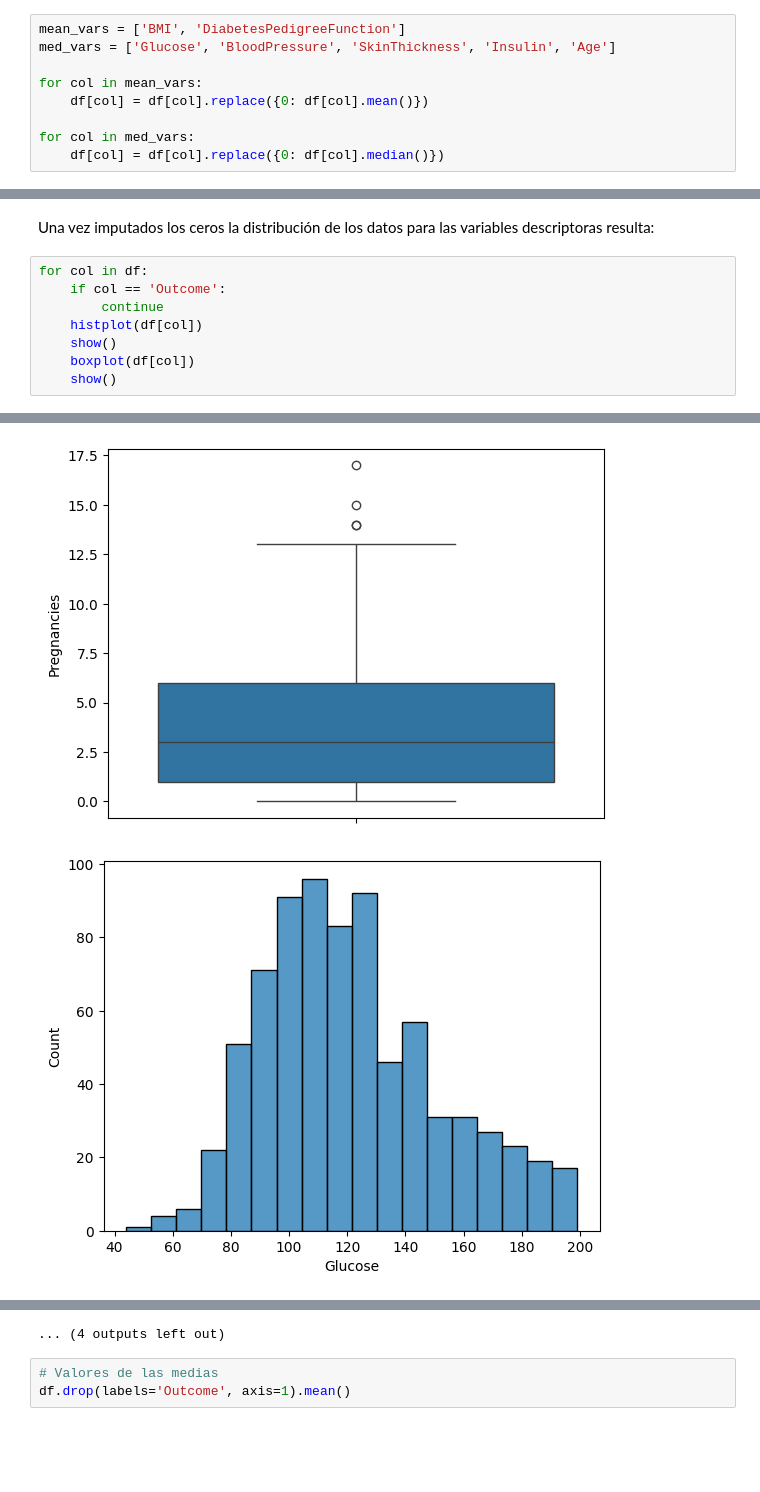
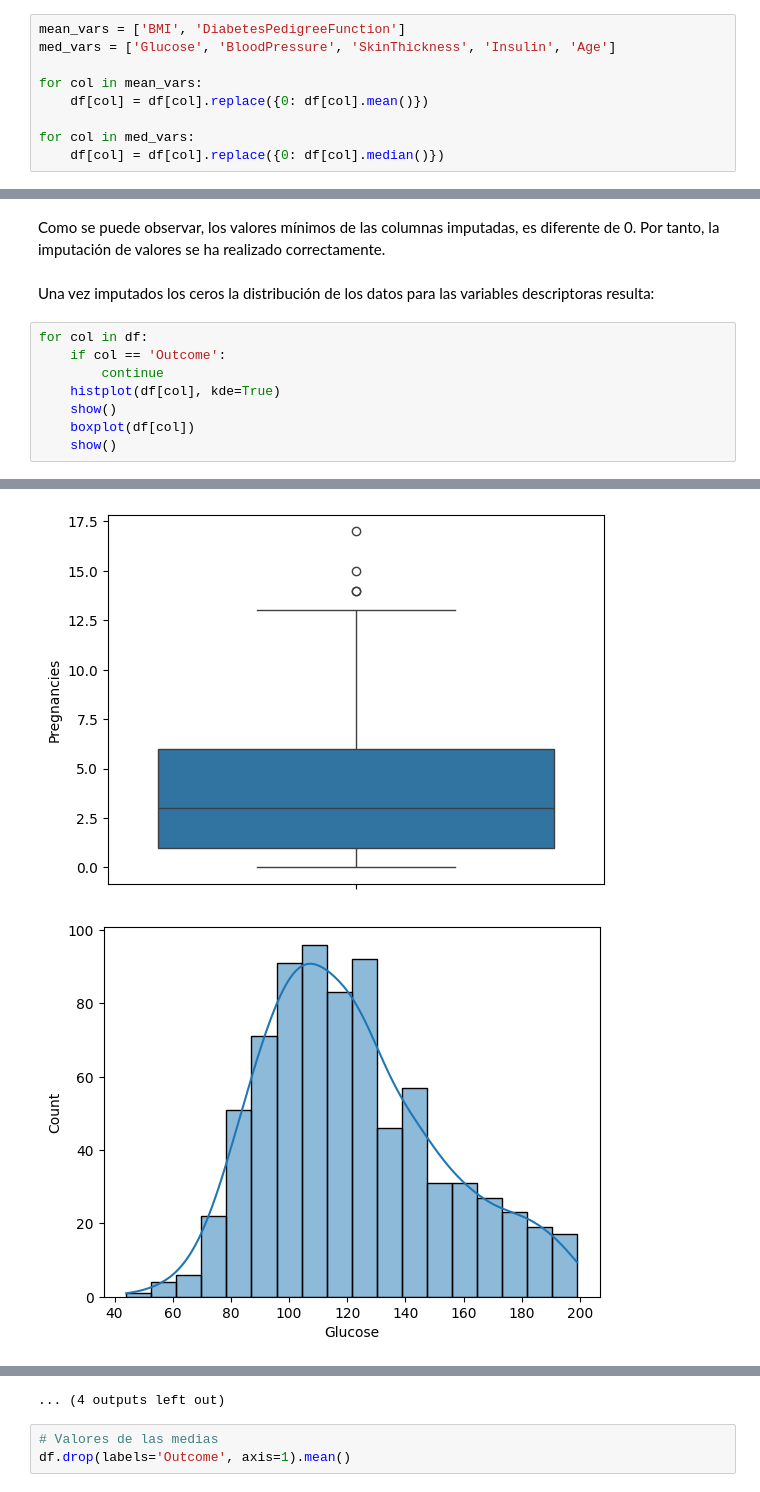
Before and after one commit to mfstacc/exam-res, a Jupyter notebook: examen.ipynb, the cells around one changed output, grey strips where cells are left out. Drawn from its saved outputs; the diff is of its cells as text; blank space fills up the shorter version.

```diff
--- a/examen.ipynb
+++ b/examen.ipynb
@@ -115,13 +117,15 @@ df.drop(labels='Outcome', axis=1).describe()
 | 50% | 3.000000 | 117.000000 | 72.000000 | 23.000000 | 31.250000 | 32.000000 | 295.500000 | 29.000000 |
 | 75% | 6.000000 | 140.250000 | 80.000000 | 32.000000 | 127.250000 | 36.600000 | 527.250000 | 41.000000 |
 | max | 17.000000 | 199.000000 | 122.000000 | 99.000000 | 846.000000 | 67.100000 | 997.000000 | 81.000000 |
+# %% [markdown]
+Como se puede observar, los valores mínimos de las columnas imputadas, es diferente de 0. Por tanto, la imputación de valores se ha realizado correctamente.
 # %% [markdown]
 Una vez imputados los ceros la distribución de los datos para las variables descriptoras resulta:
 # %%
 for col in df:
     if col == 'Outcome':
         continue
-    histplot(df[col])
+    histplot(df[col], kde=True)
     show()
     boxplot(df[col])
     show()
@@ -130,3 +134,3 @@ for col in df:
 [figure]
-[figure, old version]
+[figure, new version]
 [figure]
```
Also changed, not shown: parts of 23 cells of this notebook, 1 other file.
